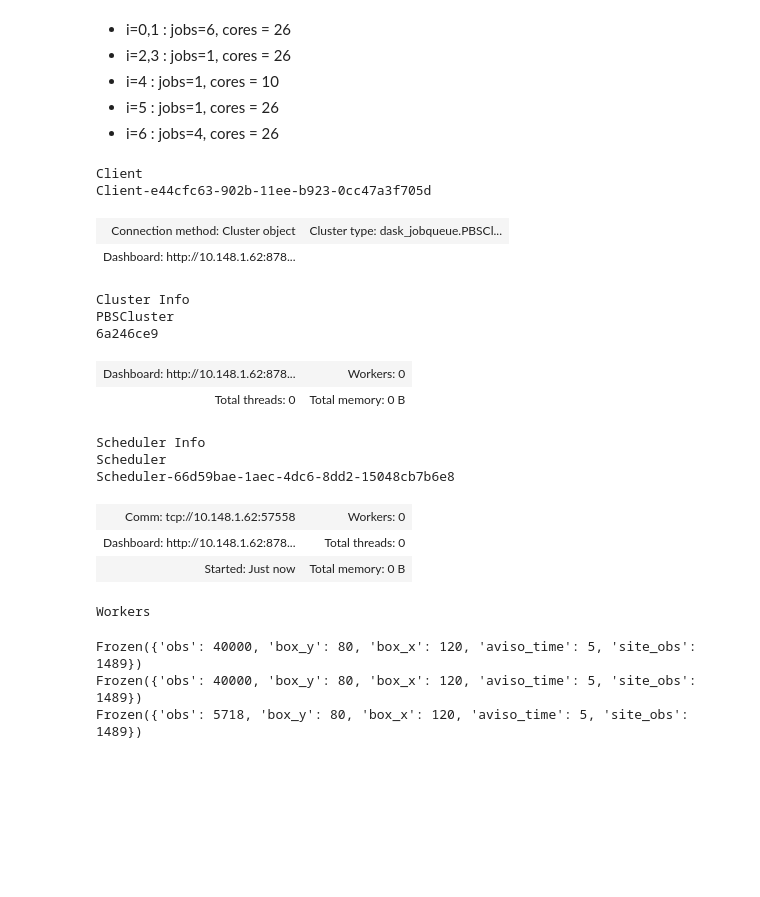
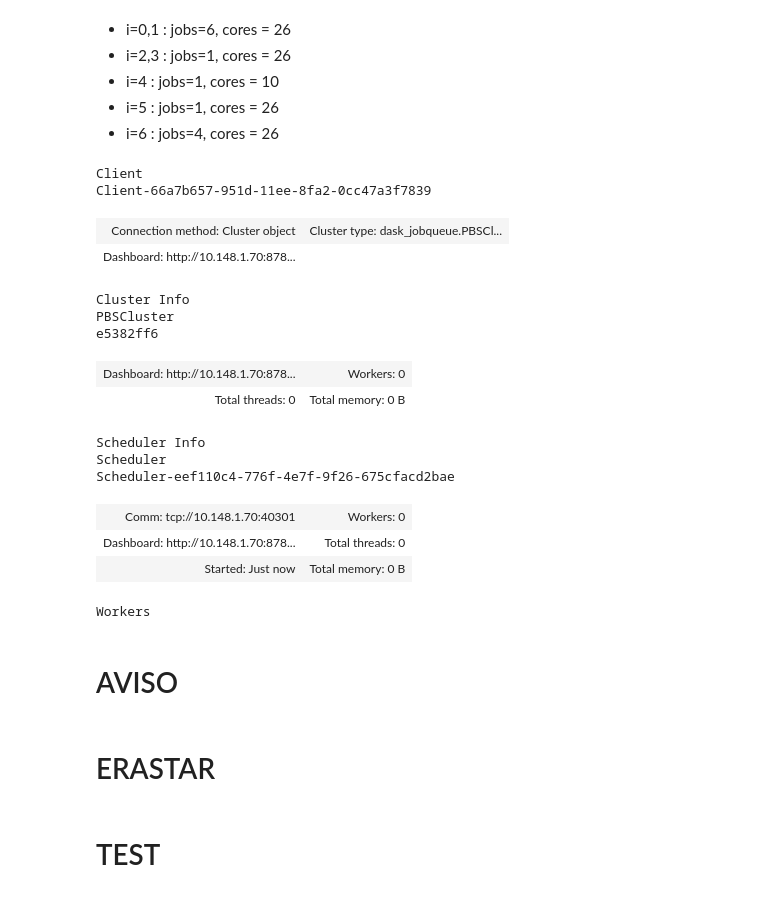
Before and after one commit to margot-demol/historical_analysis, a Jupyter notebook: 23_zarr_joinfiles.ipynb, the cells around one changed output. Drawn from its saved outputs; the diff is of its cells as text; code cells hidden in the pictures; blank space fills up the shorter version.

```diff
--- a/23_zarr_joinfiles.ipynb
+++ b/23_zarr_joinfiles.ipynb
@@ -39,46 +39,47 @@ zarr_dir_ok = zarr_dir+'_ok'
 # %%
 if True:
     from dask.distributed import Client
     from dask_jobqueue import PBSCluster
     #cluster = PBSCluster(cores=56, processes=28, walltime='04:00:00')
     #cluster = PBSCluster(cores=7, processes=7, walltime='04:00:00')
     cluster = PBSCluster(cores=10, processes=10, walltime='04:00:00')
-    w = cluster.scale(jobs=1)
+    w = cluster.scale(jobs=3)
 else:
     from dask.distributed import Client, LocalCluster
     cluster = LocalCluster()
 
 client = Client(cluster)
 client
 # %% [output]
 Client
-Client-e44cfc63-902b-11ee-b923-0cc47a3f705d
+Client-66a7b657-951d-11ee-8fa2-0cc47a3f7839
 | Connection method: Cluster object | Cluster type: dask_jobqueue.PBSCl... |
-| Dashboard: http://10.148.1.62:878... |  |
+| Dashboard: http://10.148.1.70:878... |  |
 Cluster Info
 PBSCluster
-6a246ce9
+e5382ff6
-| Dashboard: http://10.148.1.62:878... | Workers: 0 |
+| Dashboard: http://10.148.1.70:878... | Workers: 0 |
 | Total threads: 0 | Total memory: 0 B |
 Scheduler Info
 Scheduler
-Scheduler-66d59bae-1aec-4dc6-8dd2-15048cb7b6e8
+Scheduler-eef110c4-776f-4e7f-9f26-675cfacd2bae
-| Comm: tcp://10.148.1.62:57558 | Workers: 0 |
-| Dashboard: http://10.148.1.62:878... | Total threads: 0 |
+| Comm: tcp://10.148.1.70:40301 | Workers: 0 |
+| Dashboard: http://10.148.1.70:878... | Total threads: 0 |
 | Started: Just now | Total memory: 0 B |
 Workers
+# %% [markdown]
+# AVISO
 # %%
-for l in ["gps_Sentinel-3_A_2020"]:#labels:
+for l in labels:
     files = sorted(glob(os.path.join(zarr_dir, f'aviso_{l}_*.zarr')))
     for f in files :
         ds = xr.open_dataset(f).chunk({'obs':500})
         if ds.dims['aviso_time'] ==25 :#keep only five days of aviso (error for first drifter type, corrected after because too long)
             ds = ds.isel(aviso_time=slice(10, 15))
         if '_0.' in f :#overwrite
-            ds.to_zarr(os.path.join(zarr_dir_ok,f'aviso_{l}.zarr'), mode = 'w')
+            ds.to_zarr(os.path.join(zarr_dir_ok, 'aviso', f'aviso_{l}.zarr'), mode = 'w')
         else : #append_dim
-            ds.to_zarr(os.path.join(zarr_dir_ok,f'aviso_{l}.zarr'), append_dim='obs')
+            ds.to_zarr(os.path.join(zarr_dir_ok,'aviso', f'aviso_{l}.zarr'), append_dim='obs')
+    print(l)
-# %% [output]
-Frozen({'obs': 40000, 'box_y': 80, 'box_x': 120, 'aviso_time': 5, 'site_obs': 1489})
-Frozen({'obs': 40000, 'box_y': 80, 'box_x': 120, 'aviso_time': 5, 'site_obs': 1489})
-Frozen({'obs': 5718, 'box_y': 80, 'box_x': 120, 'aviso_time': 5, 'site_obs': 1489})
+# %% [markdown]
+# ERASTAR
@@ -85,3 +96,5 @@ Frozen({'obs': 5718, 'box_y': 80, 'box_x': 120, 'aviso_time': 5, 'site_obs': 148
+# %% [markdown]
+# TEST
 # %%
 ds = xr.open_dataset(os.path.join(zarr_dir_ok,f'aviso_{l}.zarr')).chunk({'obs':500}).persist()
 # %%
```
Also changed, not shown: parts of 1 cell of this notebook, 9 other files.
